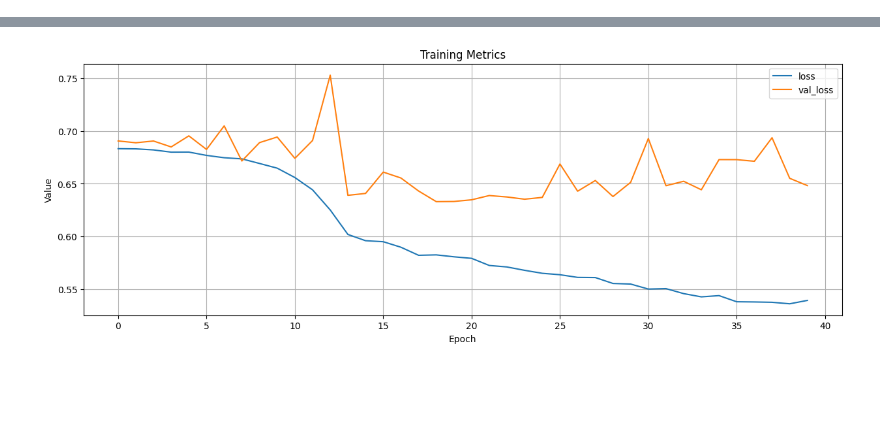
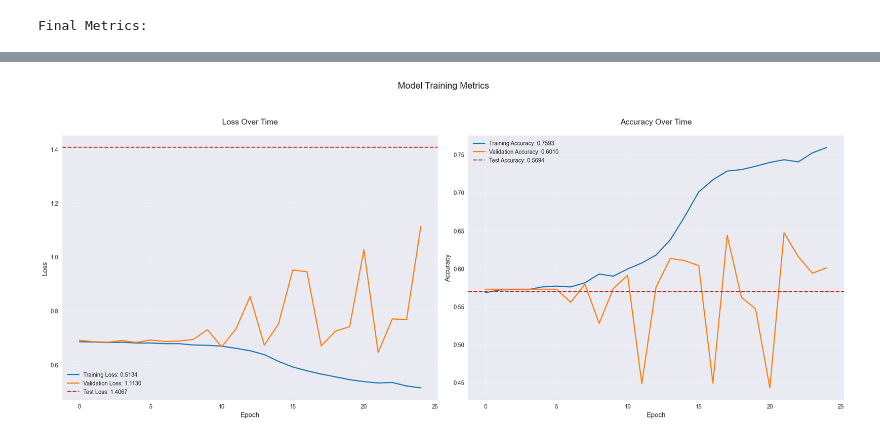
Before and after one commit to Carlos-Laborda/ECG-Project, a Jupyter notebook: src/get_metrics.ipynb, the cells around one changed output, grey strips where cells are left out. Saved outputs shown, nothing was run; the diff lists cells and outputs as text; code cells hidden in the pictures; blank space fills up the shorter version.

Commit message:
enhance plotting style and metrics

```diff
--- a/src/get_metrics.ipynb
+++ b/src/get_metrics.ipynb
@@ -3,42 +3,80 @@ import mlflow
 from metaflow import Flow
 import pandas as pd
 import matplotlib.pyplot as plt
+import seaborn as sns
 from IPython.display import display, HTML
+
+# Set style
+plt.style.use('seaborn-v0_8')
+sns.set_palette(['#1f77b4', '#ff7f0e', '#d62728'])  # Blue, Orange, Red
 
 # Connect to MLflow
 mlflow.set_tracking_uri("http://127.0.0.1:5000")
 
 # Get specific flow and run
 flow = Flow('ECGSimpleTrainingFlow')
-selected_run = flow['1740392056525761']  # Replace with your run ID
+selected_run = flow['1740392056525761']
 
 # Get the MLflow run ID
 mlflow_run_id = selected_run.data.mlflow_run_id
 run = mlflow.get_run(mlflow_run_id)
 
-# Display final metrics
+# Display final metrics with formatting
 metrics = run.data.metrics
 metrics_df = pd.DataFrame([metrics]).T
 metrics_df.columns = ['Value']
+metrics_df['Value'] = metrics_df['Value'].round(4)
+print("\nFinal Metrics:")
 display(metrics_df)
 
 # Get training history
 training_history = selected_run.data.train_history
 history_df = pd.DataFrame(training_history)
 
-# Plot configuration
-metrics_to_plot = ['loss', 'val_loss']  # Replace with your chosen metrics
-plt.figure(figsize=(15, 5))
+# Create subplots for loss and accuracy
+fig, (ax1, ax2) = plt.subplots(1, 2, figsize=(20, 8))
+fig.suptitle('Model Training Metrics', fontsize=16, y=1.05)
 
-# Create plot
-for metric in metrics_to_plot:
-    plt.plot(history_df[metric], label=metric)
+# Get final values for legend
+final_train_loss = history_df['loss'].iloc[-1]
+final_val_loss = history_df['val_loss'].iloc[-1]
+final_train_acc = history_df['binary_accuracy'].iloc[-1]
+final_val_acc = history_df['val_binary_accuracy'].iloc[-1]
 
-plt.title('Training Metrics')
-plt.xlabel('Epoch')
-plt.ylabel('Value')
-plt.legend()
-plt.grid(True)
+# Plot Loss
+ax1.plot(history_df['loss'], color='#1f77b4',
+         label=f'Training Loss: {final_train_loss:.4f}', linewidth=2)
+ax1.plot(history_df['val_loss'], color='#ff7f0e',
+         label=f'Validation Loss: {final_val_loss:.4f}', linewidth=2)
+ax1.axhline(y=metrics.get('test_loss', 0), color='#d62728', linestyle='--',
+            label=f'Test Loss: {metrics.get("test_loss", 0):.4f}')
+ax1.set_title('Loss Over Time', fontsize=14, pad=20)
+ax1.set_xlabel('Epoch', fontsize=12)
+ax1.set_ylabel('Loss', fontsize=12)
+ax1.legend(fontsize=10)
+ax1.grid(True, alpha=0.3)
+
+# Plot Accuracy
+ax2.plot(history_df['binary_accuracy'], color='#1f77b4',
+         label=f'Training Accuracy: {final_train_acc:.4f}', linewidth=2)
+ax2.plot(history_df['val_binary_accuracy'], color='#ff7f0e',
+         label=f'Validation Accuracy: {final_val_acc:.4f}', linewidth=2)
+ax2.axhline(y=metrics.get('test_accuracy', 0), color='#d62728', linestyle='--',
+            label=f'Test Accuracy: {metrics.get("test_accuracy", 0):.4f}')
+ax2.set_title('Accuracy Over Time', fontsize=14, pad=20)
+ax2.set_xlabel('Epoch', fontsize=12)
+ax2.set_ylabel('Accuracy', fontsize=12)
+ax2.legend(fontsize=10)
+ax2.grid(True, alpha=0.3)
+
+# styling
+for ax in [ax1, ax2]:
+    ax.spines['top'].set_visible(False)
+    ax.spines['right'].set_visible(False)
+    ax.tick_params(labelsize=10)
+
+plt.tight_layout()
 plt.show()
 # %% [output]
+Final Metrics:
 |  | Value |
@@ -54 +91 @@ plt.show()
-[figure, old version]
+[figure, new version]
```
Also changed, not shown: parts of 1 cell of this notebook.
